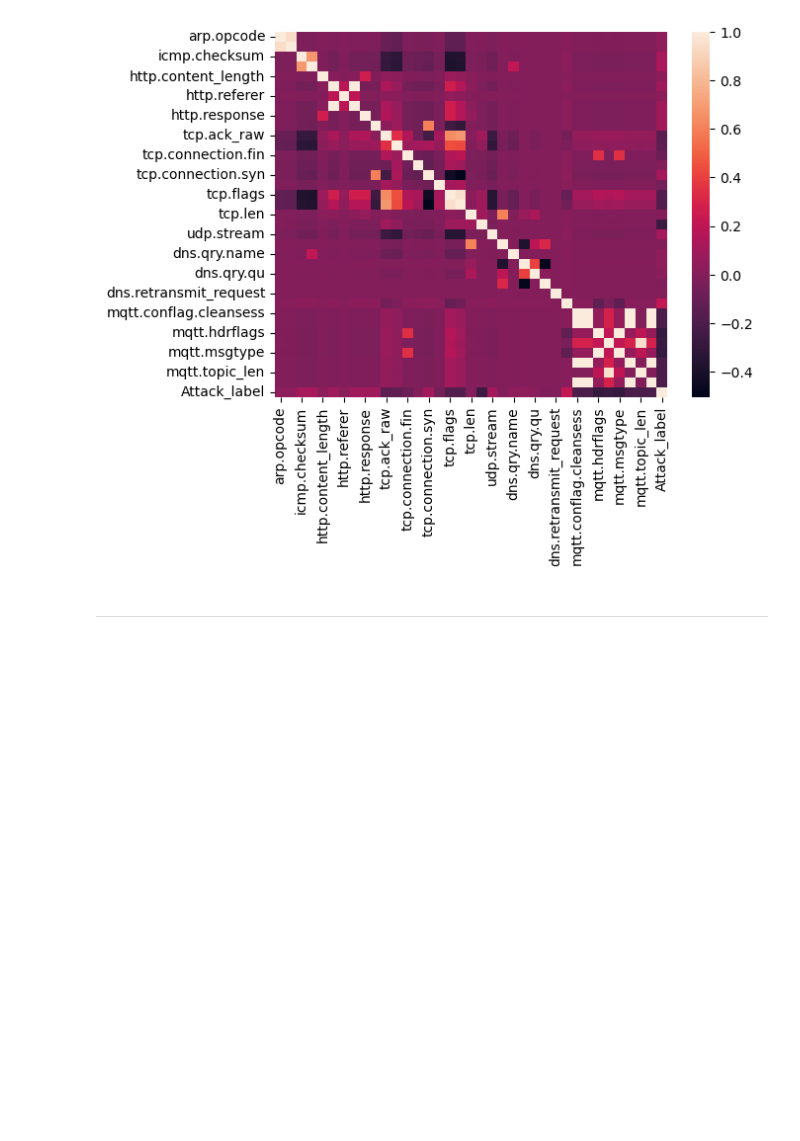
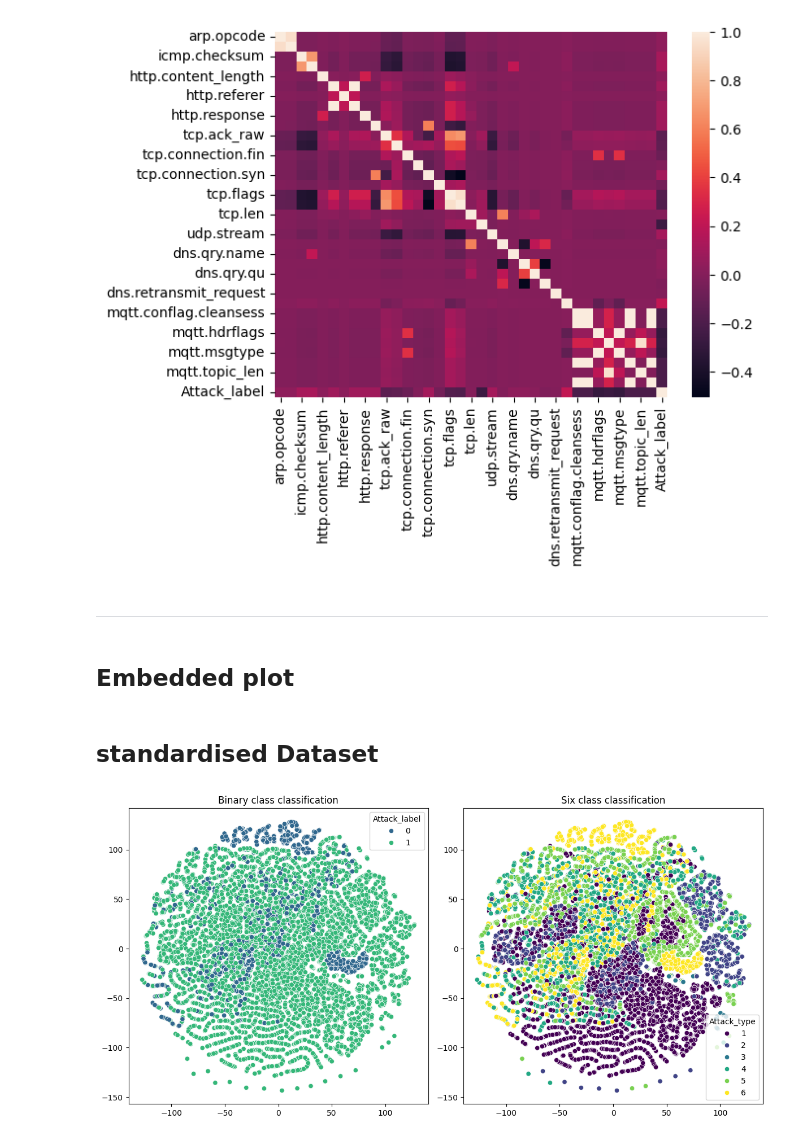
Before and after one commit to Harish-Projects/Bachelorarbeit, a Jupyter notebook: Feature_Visualisation.ipynb, the cells around one changed output. Saved outputs shown, nothing was run; the diff lists cells and outputs as text; code cells hidden in the pictures; blank space fills up the shorter version.

Commit message:
some minor correction on old files
introduced TSNE embedding and removed some useless cells from all files

```diff
--- a/Feature_Visualisation.ipynb
+++ b/Feature_Visualisation.ipynb
@@ -64,3 +67,49 @@ sns.heatmap(corr_Data_tar, annot=False)
 [figure]
 # %% [markdown]
 ***
+# %% [markdown]
+## Embedded plot
+# %%
+Dataset_std = pd.read_pickle("Data_te_std.pkl")
+Dataset_norm = pd.read_pickle("Data_te_norm.pkl")
+Attack_label = pd.read_pickle("Attack_label.pkl")
+Attack_type = pd.read_pickle("Attack_type.pkl")
+
+# Working with smaller Dataset first
+from sklearn.utils.random import sample_without_replacement
+indices = sample_without_replacement(Dataset_std.shape[0], Dataset_std.shape[0]/8, random_state=22)
+Dataset_std_short = pd.DataFrame(Dataset_std.loc[indices.tolist()])
+Dataset_norm_short = pd.DataFrame(Dataset_norm.loc[indices.tolist()])
+Attack_label_short = pd.DataFrame(Attack_label.loc[indices.tolist()])
+
+
+# mapping the labels of Attack_type to 6 classes
+mapping_dict = {'DDoS_UDP': 1, 'DDoS_ICMP': 1, 'DDoS_HTTP': 1, 'DDoS_TCP': 1,
+                'Port_Scanning': 2, 'Fingerprinting': 2, 'Vulnerability_scanner': 2,
+                'MITM' : 3, 'XSS' : 4, 'SQL_injection': 4, 'Uploading':4,
+                'Backdoor': 5, 'Password': 5, 'Ransomware':5, 'Normal':6}
+temp = Attack_type.map(mapping_dict)
+Attack_type_short = pd.DataFrame(temp.loc[indices.tolist()])
+# %% [markdown]
+## standardised Dataset
+# %%
+from sklearn.manifold import TSNE
+import seaborn as sns
+import matplotlib.pyplot as plt
+X_embedded_std = TSNE(n_components=2, learning_rate='auto', perplexity= 6).fit_transform(Dataset_std_short)
+
+# visualising scatter plot for binary class and 6-class
+fig, (ax1, ax2) = plt.subplots(1, 2, figsize=(12, 6))
+
+# First scatter plot
+sns.scatterplot(x= X_embedded_std[:,0], y= X_embedded_std[:,1], hue=Attack_label_short['Attack_label'], palette='viridis', ax= ax1)
+ax1.set_title('Binary class classification')
+
+# Second scatter plot
+sns.scatterplot(x= X_embedded_std[:,0], y= X_embedded_std[:,1], hue=Attack_type_short['Attack_type'], palette='viridis', ax= ax2)
+ax2.set_title('Six class classification')
+
+plt.tight_layout()
+plt.show()
+# %% [output]
+[figure, added]
```
Also changed, not shown: parts of 4 cells of this notebook, 2 other files.
